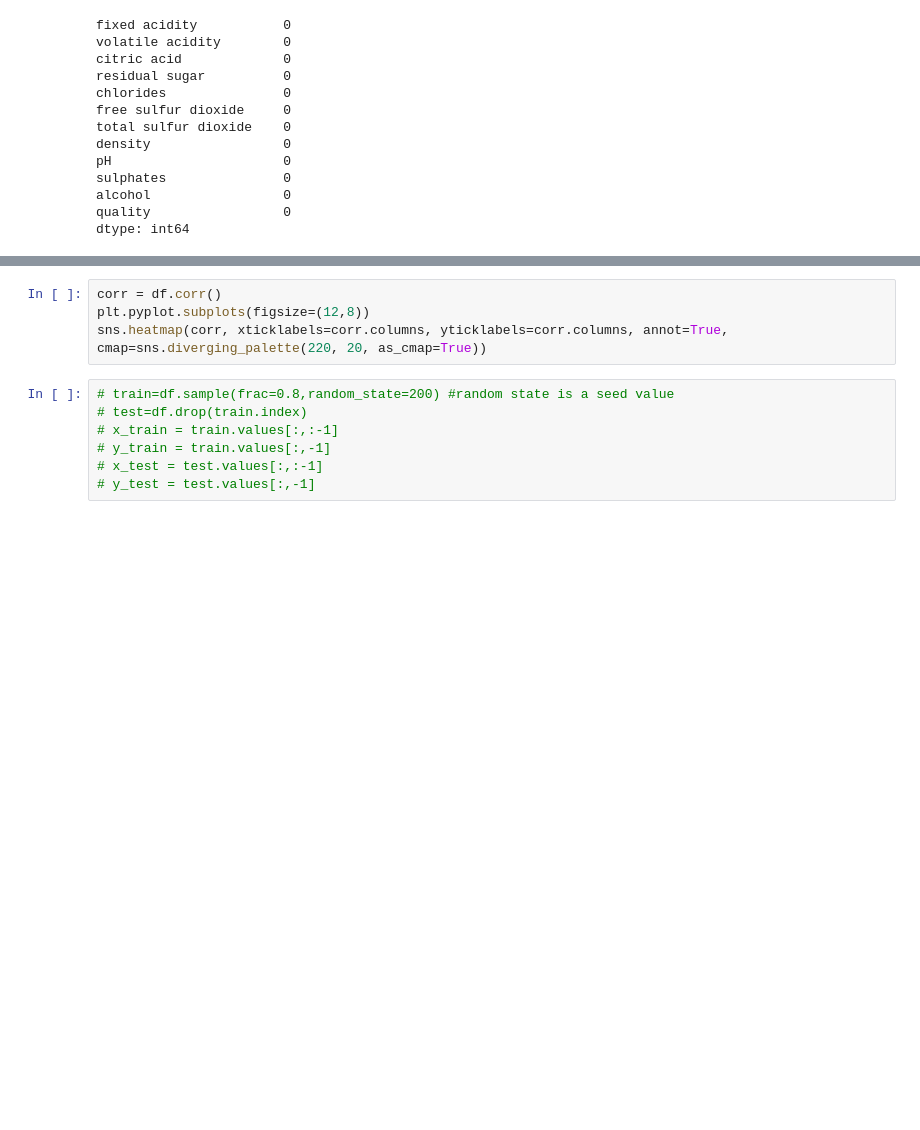
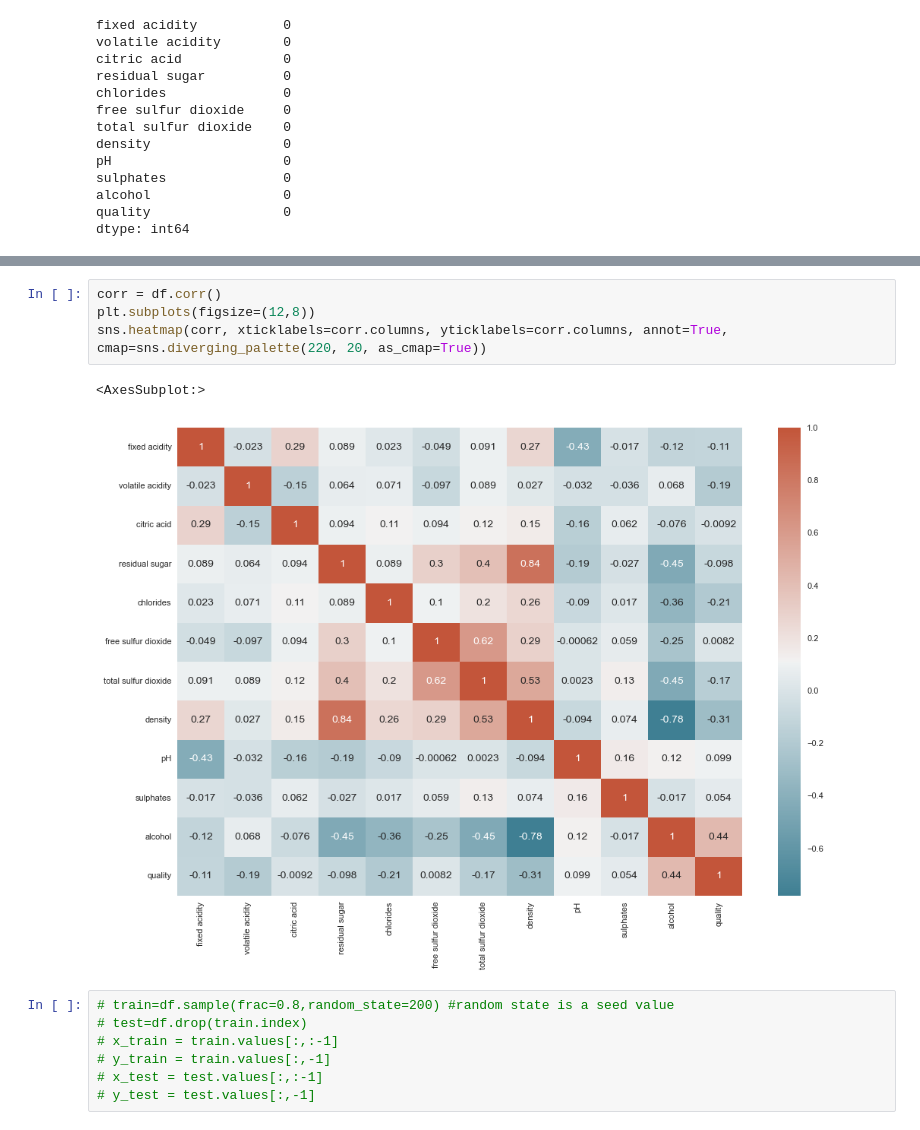
Before and after one commit to brusmichal/SSNE_labs, a Jupyter notebook: lab1/wine_quality.ipynb, the cells around one changed output, grey strips where cells are left out. Drawn from its saved outputs; the diff is of its cells as text; blank space fills up the shorter version.

```diff
--- a/lab1/wine_quality.ipynb
+++ b/lab1/wine_quality.ipynb
@@ -80,7 +85,10 @@ AttributeError: module 'matplotlib' has no attribute 'show'
 # %%
 corr = df.corr()
-plt.pyplot.subplots(figsize=(12,8))
+plt.subplots(figsize=(12,8))
 sns.heatmap(corr, xticklabels=corr.columns, yticklabels=corr.columns, annot=True, cmap=sns.diverging_palette(220, 20, as_cmap=True))
+# %% [output]
+<AxesSubplot:>
+[figure, added]
 # %%
 # train=df.sample(frac=0.8,random_state=200) #random state is a seed value
 # test=df.drop(train.index)
```
Also changed, not shown: parts of 29 cells of this notebook, 2 other files.
